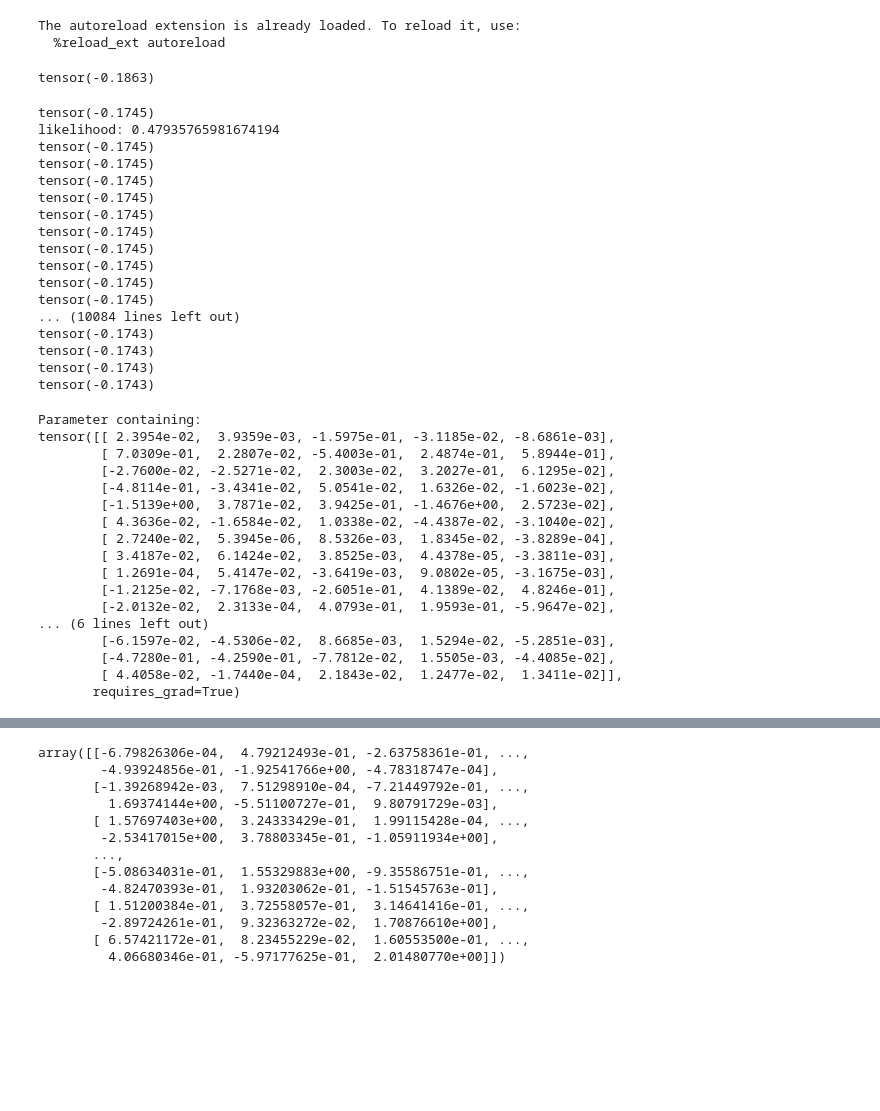
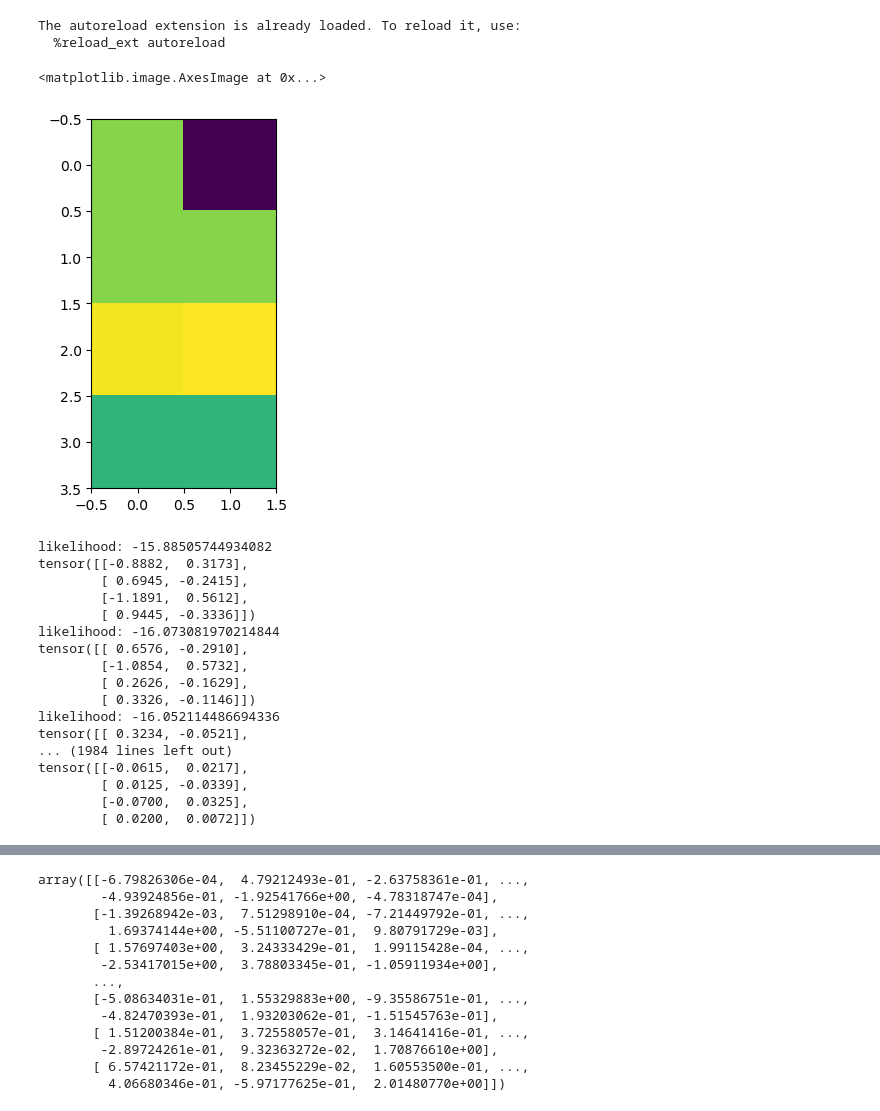
Before and after one commit to tylergibbs/dsc180ProjectB, a Jupyter notebook: GOLEMTS/testing.ipynb, the cells around one changed output, grey strips where cells are left out. Drawn from its saved outputs; the diff is of its cells as text; code cells hidden in the pictures; blank space fills up the shorter version.

```diff
--- a/GOLEMTS/testing.ipynb
+++ b/GOLEMTS/testing.ipynb
@@ -17,8 +17,6 @@ import numpy as np
 # %%
 import torch
 # %%
-A_init = np.random.randn(20, 5)
-dag_obj = SyntheticDataset(1000, 5, 3, B_scale=1.0, graph_type='ER', degree=2, A_scale=1.0, noise_type='NV')
-model = GolemTS(n=1000, d=5, p=3, Y=dag_obj.Y, lambda_1=2e-3, lambda_2=5.0, A_init=A_init, ev=True)
+A_init = np.random.randn(4, 2)
+dag_obj = SyntheticDataset(1000, 2, 1, B_scale=1.0, graph_type='ER', degree=2, A_scale=1.0, noise_type='NV')
+model = GolemTS(n=1000, d=2, p=1, Y=dag_obj.Y, lambda_1=2e-2, lambda_2=2.0, A_init=dag_obj.A, ev=False, lr=6e-3)
-# %% [output]
-tensor(-0.1863)
@@ -25,42 +25,27 @@ tensor(-0.1863)
+# %%
+plt.imshow(dag_obj.A)
+# %% [output]
+<matplotlib.image.AxesImage at 0x...>
+[figure, added]
 # %%
 import trainer
 # %%
-trainer.train(model, dag_obj.Y, epochs=10_000)
+likes, evs = trainer.train(model, dag_obj.Y, epochs=40_000, warmup_epochs=0)
 # %% [output]
-tensor(-0.1745)
-likelihood: 0.47935765981674194
-tensor(-0.1745)
-tensor(-0.1745)
-tensor(-0.1745)
-tensor(-0.1745)
-tensor(-0.1745)
-tensor(-0.1745)
-tensor(-0.1745)
-tensor(-0.1745)
-tensor(-0.1745)
-tensor(-0.1745)
-... (10084 lines left out)
-tensor(-0.1743)
-tensor(-0.1743)
-tensor(-0.1743)
-tensor(-0.1743)
+likelihood: -15.88505744934082
+tensor([[-0.8882,  0.3173],
+        [ 0.6945, -0.2415],
+        [-1.1891,  0.5612],
+        [ 0.9445, -0.3336]])
+likelihood: -16.073081970214844
+tensor([[ 0.6576, -0.2910],
+        [-1.0854,  0.5732],
+        [ 0.2626, -0.1629],
+        [ 0.3326, -0.1146]])
+likelihood: -16.052114486694336
+tensor([[ 0.3234, -0.0521],
+... (1984 lines left out)
+tensor([[-0.0615,  0.0217],
+        [ 0.0125, -0.0339],
+        [-0.0700,  0.0325],
+        [ 0.0200,  0.0072]])
-# %%
-model.A
-# %% [output]
-Parameter containing:
-tensor([[ 2.3954e-02,  3.9359e-03, -1.5975e-01, -3.1185e-02, -8.6861e-03],
-        [ 7.0309e-01,  2.2807e-02, -5.4003e-01,  2.4874e-01,  5.8944e-01],
-        [-2.7600e-02, -2.5271e-02,  2.3003e-02,  3.2027e-01,  6.1295e-02],
-        [-4.8114e-01, -3.4341e-02,  5.0541e-02,  1.6326e-02, -1.6023e-02],
-        [-1.5139e+00,  3.7871e-02,  3.9425e-01, -1.4676e+00,  2.5723e-02],
-        [ 4.3636e-02, -1.6584e-02,  1.0338e-02, -4.4387e-02, -3.1040e-02],
-        [ 2.7240e-02,  5.3945e-06,  8.5326e-03,  1.8345e-02, -3.8289e-04],
-        [ 3.4187e-02,  6.1424e-02,  3.8525e-03,  4.4378e-05, -3.3811e-03],
-        [ 1.2691e-04,  5.4147e-02, -3.6419e-03,  9.0802e-05, -3.1675e-03],
-        [-1.2125e-02, -7.1768e-03, -2.6051e-01,  4.1389e-02,  4.8246e-01],
-        [-2.0132e-02,  2.3133e-04,  4.0793e-01,  1.9593e-01, -5.9647e-02],
-... (6 lines left out)
-        [-6.1597e-02, -4.5306e-02,  8.6685e-03,  1.5294e-02, -5.2851e-03],
-        [-4.7280e-01, -4.2590e-01, -7.7812e-02,  1.5505e-03, -4.4085e-02],
-        [ 4.4058e-02, -1.7440e-04,  2.1843e-02,  1.2477e-02,  1.3411e-02]],
-       requires_grad=True)
```
Also changed, not shown: parts of 91 cells of this notebook, 23 other files.
